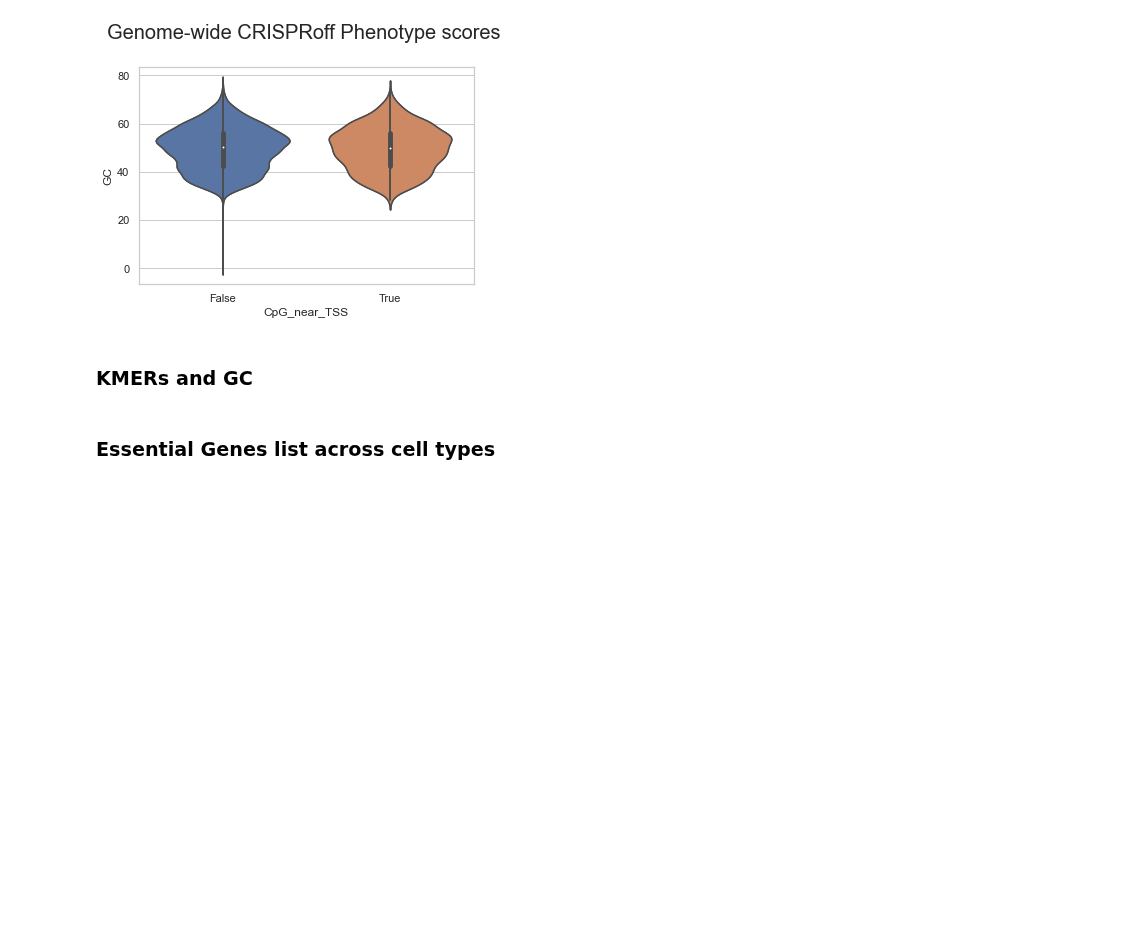
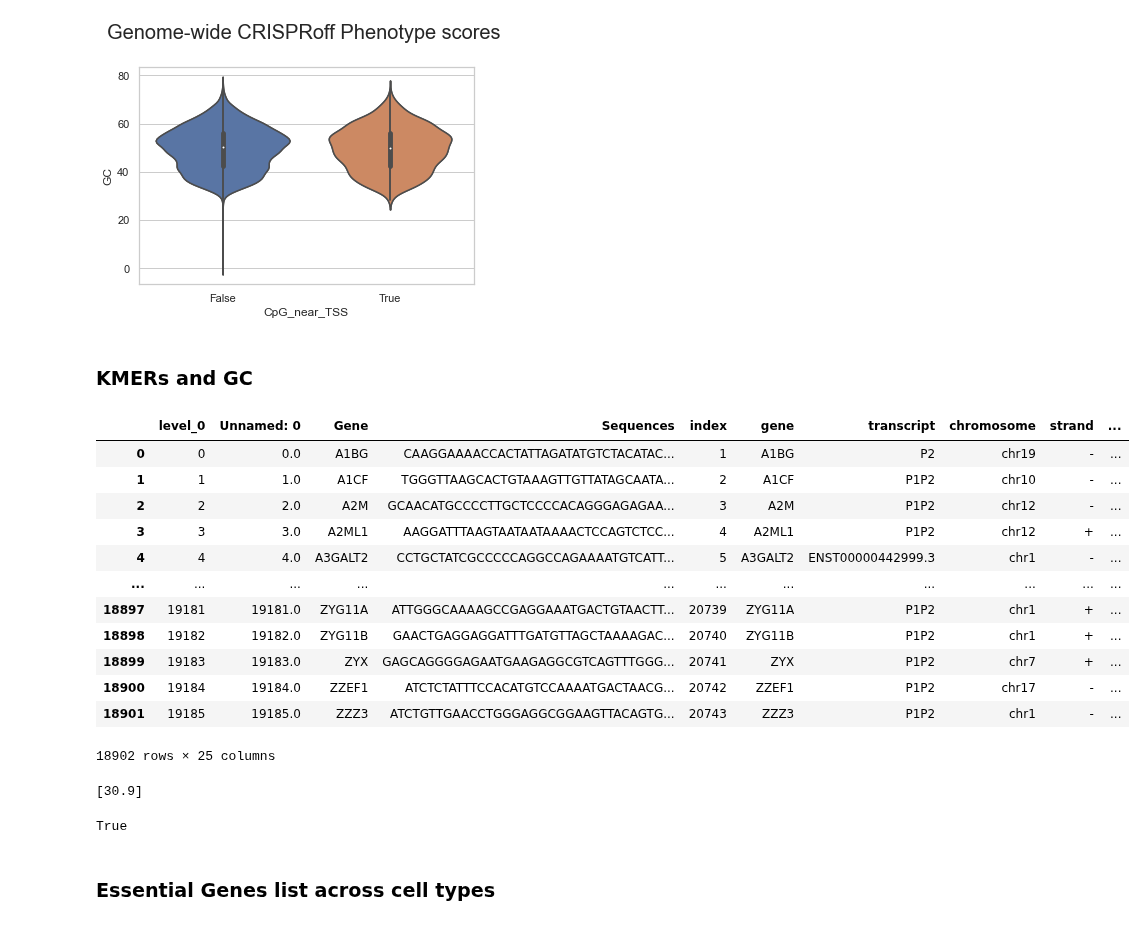
Before and after one commit to sermare/DeepOff, a Jupyter notebook: 1000 essential genes.ipynb, the cells around one changed output. Saved outputs shown, nothing was run; the diff lists cells and outputs as text; code cells hidden in the pictures; blank space fills up the shorter version.

Commit message:
kmer counts

```diff
--- a/1000 essential genes.ipynb
+++ b/1000 essential genes.ipynb
@@ -325,26 +325,13 @@ for i in Cpgs_TSS:
 # %% [markdown]
 ### KMERs and GC
 # %%
-import os
-import json
+kmer_length = 2
 
-n_sequences = 10
-kmer_length = 5
-
-
-def getKmers(sequence, size=6):
+def getKmers(sequence, size):
     return [sequence[x:x+size].lower() for x in range(len(sequence) - size + 1)]
 
-Promoter_sequences = Promoter_sequences.apply(lambda x: getKmers(x[0], kmer_length), axis = 1)
-Promoter_sequences = pd.DataFrame(Promoter_sequences)
+# Promoter_sequences['kmers'] = Promoter_sequences.Sequences.apply(lambda x: getKmers(x, kmer_length))
+# Promoters_text = list(Promoter_sequences.kmers)
 
-Promoters_text = list(Promoter_sequences[0])
-
-for item in range(len(Promoter_sequences)):
-    Promoters_text[item] = ' '.join(Promoter_sequences[0][item])
-
-y_data = Promoter_sequences.iloc[:, 0].values
-
-Promoter_sequences[1] = Data.index[:(len(Promoter_sequences))]
-Promoter_sequences.columns = [['sequence', 'index']]
-Promoter_sequences['text'] = pd.DataFrame(Promoters_text)
+# for item in range(len(Promoter_sequences)):
+#     Promoters_text[item] = ' '.join(Promoter_sequences.kmers[item])
@@ -351,3 +363,33 @@ Promoter_sequences['text'] = pd.DataFrame(Promoters_text)
+# %%
+Promoter_sequences
+# %% [output]
+|  | level_0 | Unnamed: 0 | Gene | Sequences | index | gene | transcript | chromosome | strand | ... |
+| 0 | 0 | 0.0 | A1BG | CAAGGAAAACCACTATTAGATATGTCTACATAC... | 1 | A1BG | P2 | chr19 | - | ... |
+| 1 | 1 | 1.0 | A1CF | TGGGTTAAGCACTGTAAAGTTGTTATAGCAATA... | 2 | A1CF | P1P2 | chr10 | - | ... |
+| 2 | 2 | 2.0 | A2M | GCAACATGCCCCTTGCTCCCCACAGGGAGAGAA... | 3 | A2M | P1P2 | chr12 | - | ... |
+| 3 | 3 | 3.0 | A2ML1 | AAGGATTTAAGTAATAATAAAACTCCAGTCTCC... | 4 | A2ML1 | P1P2 | chr12 | + | ... |
+| 4 | 4 | 4.0 | A3GALT2 | CCTGCTATCGCCCCCAGGCCAGAAAATGTCATT... | 5 | A3GALT2 | ENST00000442999.3 | chr1 | - | ... |
+| ... | ... | ... | ... | ... | ... | ... | ... | ... | ... | ... |
+| 18897 | 19181 | 19181.0 | ZYG11A | ATTGGGCAAAAGCCGAGGAAATGACTGTAACTT... | 20739 | ZYG11A | P1P2 | chr1 | + | ... |
+| 18898 | 19182 | 19182.0 | ZYG11B | GAACTGAGGAGGATTTGATGTTAGCTAAAAGAC... | 20740 | ZYG11B | P1P2 | chr1 | + | ... |
+| 18899 | 19183 | 19183.0 | ZYX | GAGCAGGGGAGAATGAAGAGGCGTCAGTTTGGG... | 20741 | ZYX | P1P2 | chr7 | + | ... |
+| 18900 | 19184 | 19184.0 | ZZEF1 | ATCTCTATTTCCACATGTCCAAAATGACTAACG... | 20742 | ZZEF1 | P1P2 | chr17 | - | ... |
+| 18901 | 19185 | 19185.0 | ZZZ3 | ATCTGTTGAACCTGGGAGGCGGAAGTTACAGTG... | 20743 | ZZZ3 | P1P2 | chr1 | - | ... |
+18902 rows × 25 columns
+# %%
+[Count_kmer(Promoter_sequences.Sequences[:3], ['gg','cc','gc','cg'], 2)]
+# %% [output]
+[30.9]
+# %%
+from collections import Counter
+
+sti = ['gc','cg']
+
+county = Counter(Promoter_sequences.kmers[0])
+
+'ta' in dict(county)
+# %% [output]
+True
 # %% [markdown]
 ### Essential Genes list across cell types
 # %% [markdown]
```
Also changed, not shown: parts of 1 cell of this notebook.
